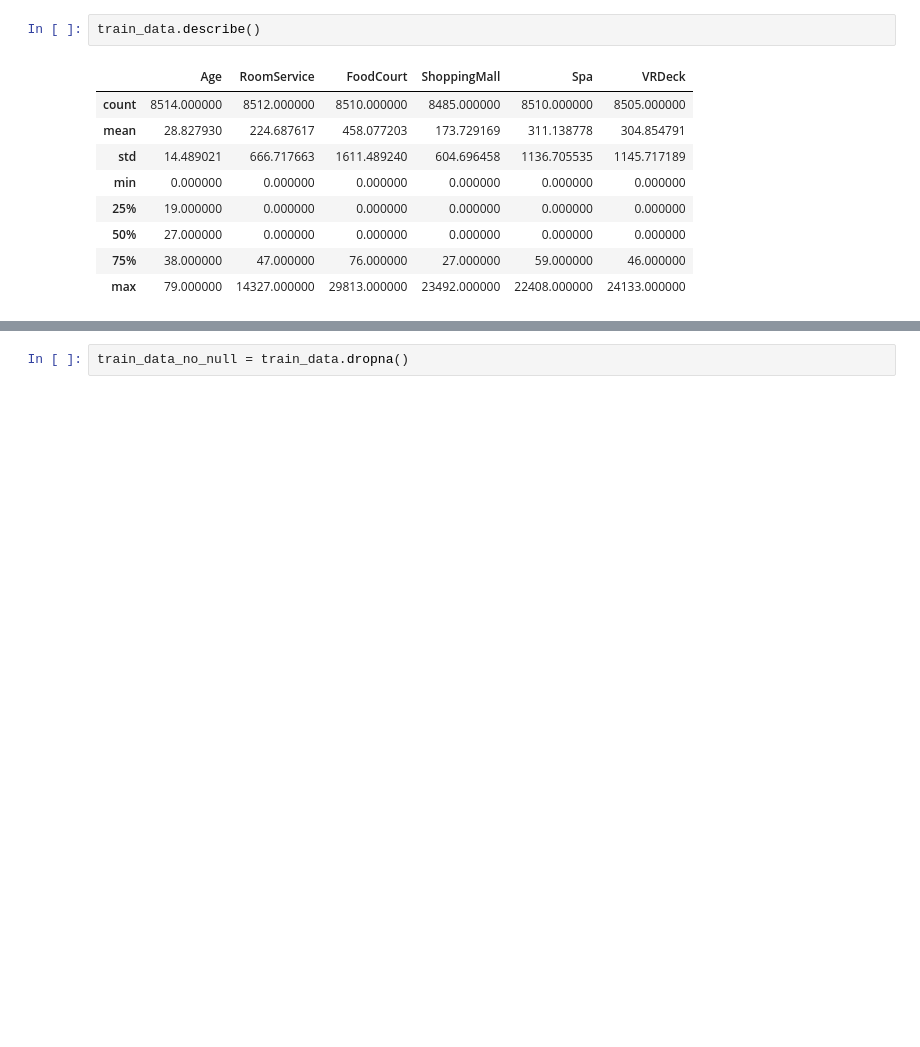
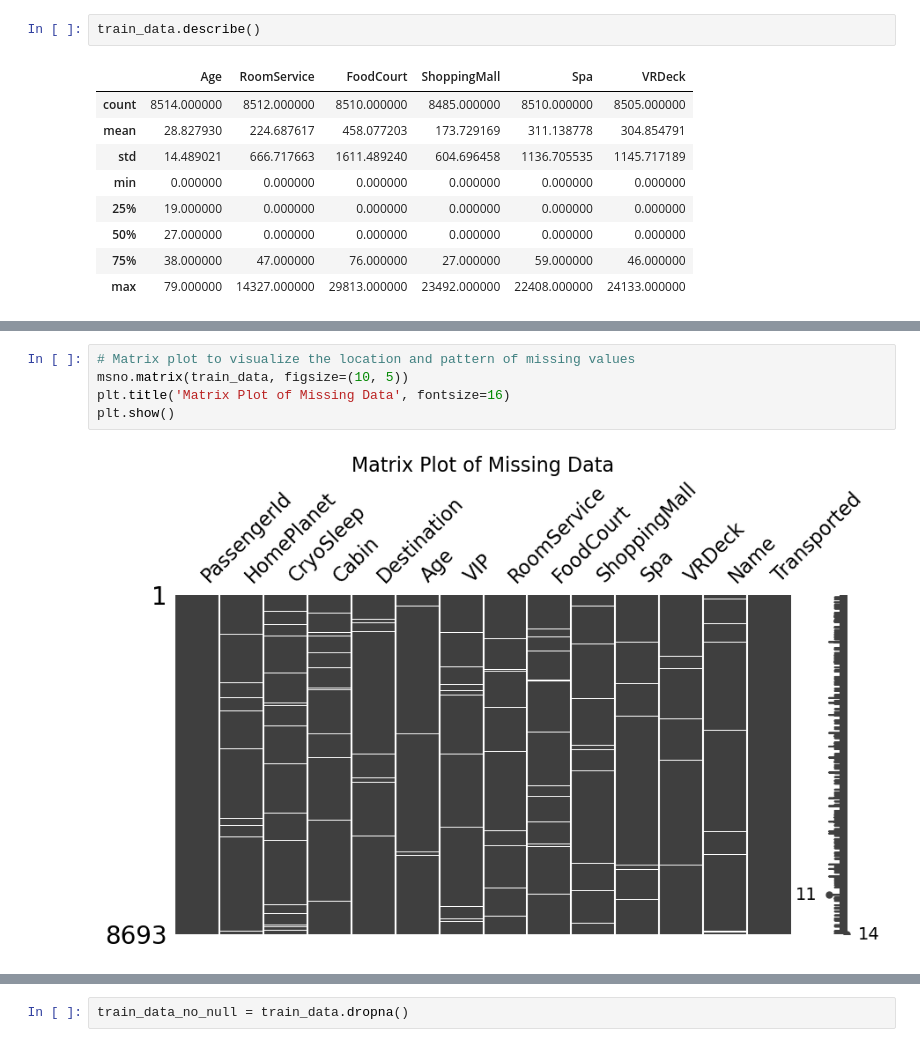
Before and after one commit to ryanliwag/kaggle_dump, a Jupyter notebook: space_titanic/EDA.ipynb, the cells around one changed output, grey strips where cells are left out. Saved outputs shown, nothing was run; the diff lists cells and outputs as text; blank space fills up the shorter version.

```diff
--- a/space_titanic/EDA.ipynb
+++ b/space_titanic/EDA.ipynb
@@ -60,0 +63,7 @@ dtype: object
+# %%
+# Matrix plot to visualize the location and pattern of missing values
+msno.matrix(train_data, figsize=(10, 5))
+plt.title('Matrix Plot of Missing Data', fontsize=16)
+plt.show()
+# %% [output]
+[figure, added]
```
Also changed, not shown: parts of 56 cells of this notebook, 1 other file.
